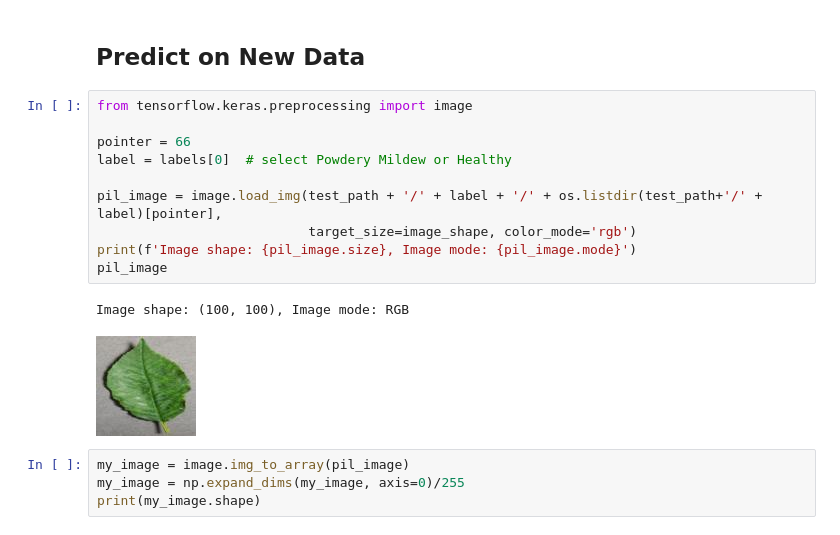
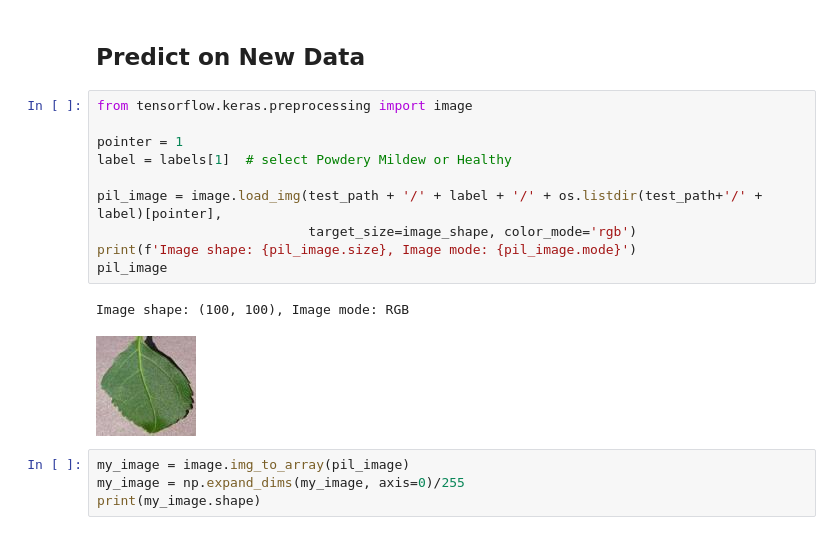
Before and after one commit to TomLiDev/mildew-detector, a Jupyter notebook: jupyter_notebooks/ImageAugmentation, Model Creation and Evaluation.ipynb, the cells around one changed output. Saved outputs shown, nothing was run; the diff lists cells and outputs as text.

Commit message:
BUG: Fix for image shape error

```diff
--- a/jupyter_notebooks/ImageAugmentation, Model Creation and Evaluation.ipynb
+++ b/jupyter_notebooks/ImageAugmentation, Model Creation and Evaluation.ipynb
@@ -416,16 +416,16 @@ joblib.dump(value=evaluation,
 # %%
 from tensorflow.keras.preprocessing import image
 
-pointer = 66
-label = labels[0]  # select Powdery Mildew or Healthy
+pointer = 1
+label = labels[1]  # select Powdery Mildew or Healthy
 
 pil_image = image.load_img(test_path + '/' + label + '/' + os.listdir(test_path+'/' + label)[pointer],
                            target_size=image_shape, color_mode='rgb')
 print(f'Image shape: {pil_image.size}, Image mode: {pil_image.mode}')
 pil_image
 # %% [output]
 Image shape: (100, 100), Image mode: RGB
-[figure, old version]
+[figure, new version]
 # %%
 my_image = image.img_to_array(pil_image)
 my_image = np.expand_dims(my_image, axis=0)/255
```
Also changed, not shown: 2 other files.
